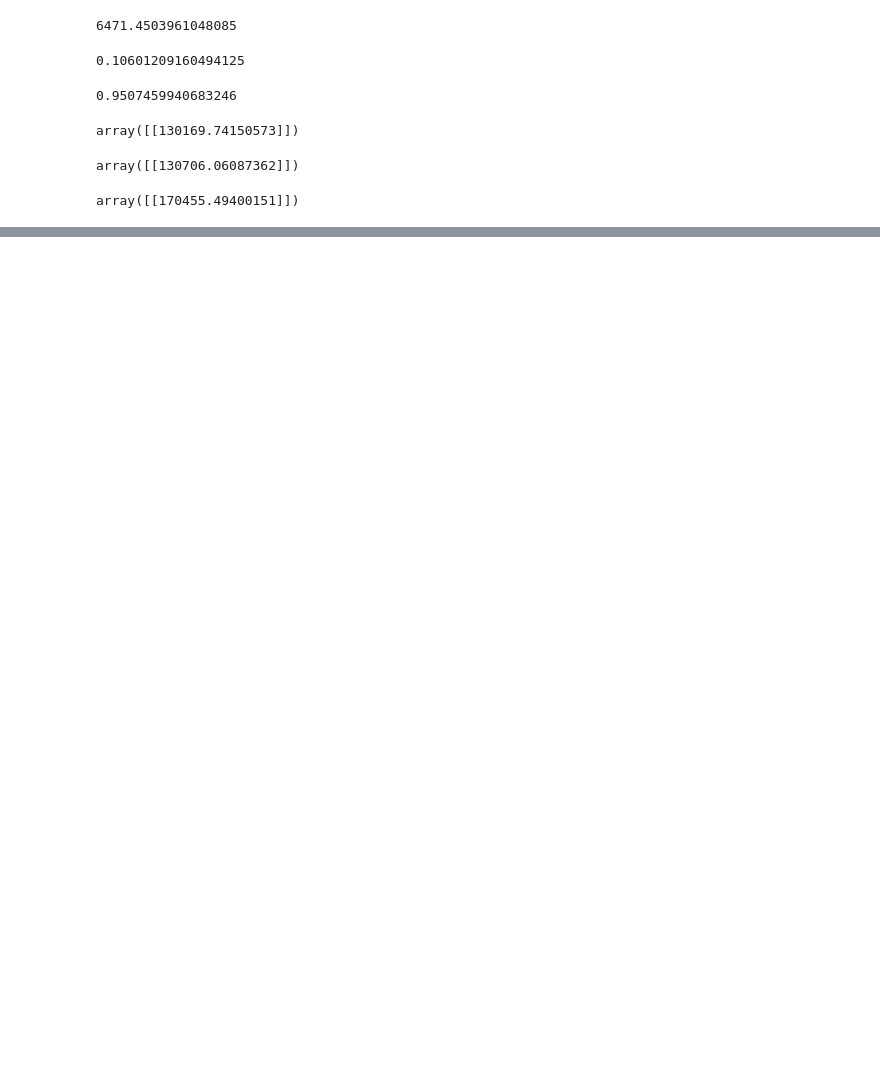
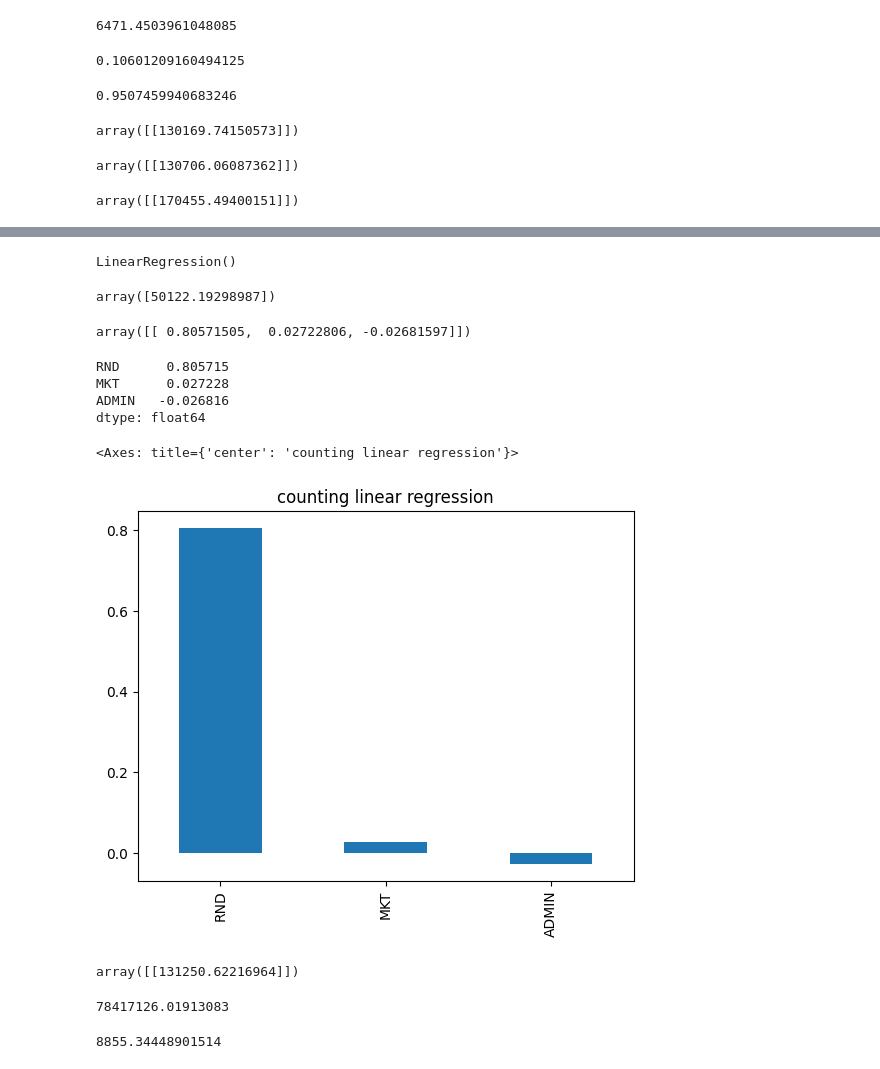
Before and after one commit to girme04/VS-code, a Jupyter notebook: Practise folder/simpl linreg .ipynb, the cells around one changed output, grey strips where cells are left out. Saved outputs shown, nothing was run; the diff lists cells and outputs as text; code cells hidden in the pictures; blank space fills up the shorter version.

```diff
--- a/Practise folder/simpl linreg .ipynb
+++ b/Practise folder/simpl linreg .ipynb
@@ -289,0 +838,3 @@ array([[170455.49400151]])
+# %%
+X = d[['RND','MKT','ADMIN']]
+Y = d[['PROFIT']]
@@ -289,0 +859,34 @@ array([[170455.49400151]])
+# %%
+from sklearn.linear_model import LinearRegression
+model = LinearRegression()
+model.fit(X,Y)
+# %% [output]
+LinearRegression()
+# %%
+model.intercept_
+# %% [output]
+array([50122.19298987])
+# %%
+model.coef_
+# %% [output]
+array([[ 0.80571505,  0.02722806, -0.02681597]])
+# %%
+coef = pd.Series(model.coef_.flatten())
+coef.index = X.columns
+coef
+# %% [output]
+RND      0.805715
+MKT      0.027228
+ADMIN   -0.026816
+dtype: float64
+# %%
+coef.plot(kind='bar',title='counting linear regression')
+# %% [output]
+<Axes: title={'center': 'counting linear regression'}>
+[figure, added]
+# %%
+xnew = [[100000,50000,30000]]
+xnew_pre = model.predict(xnew)
+xnew_pre
+# %% [output]
+array([[131250.62216964]])
@@ -289,0 +897,10 @@ array([[170455.49400151]])
+# %%
+mse = mean_squared_error(Y,y_pred)
+mse
+# %% [output]
+78417126.01913083
+# %%
+rmse = mse**(1/2)
+rmse
+# %% [output]
+8855.34448901514
```
Also changed, not shown: parts of 76 cells of this notebook, 11 other files.
